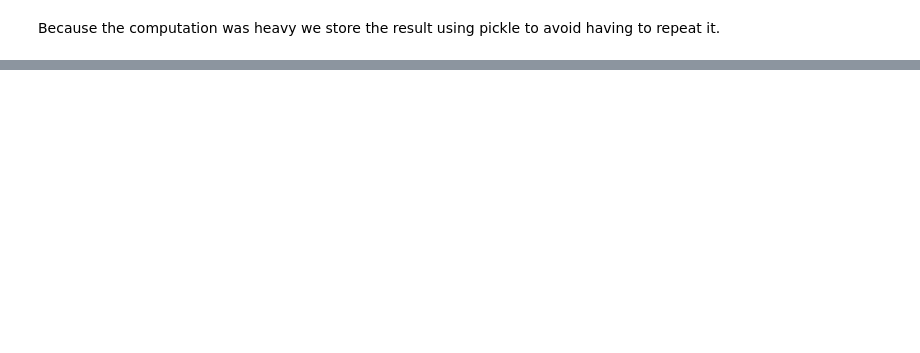
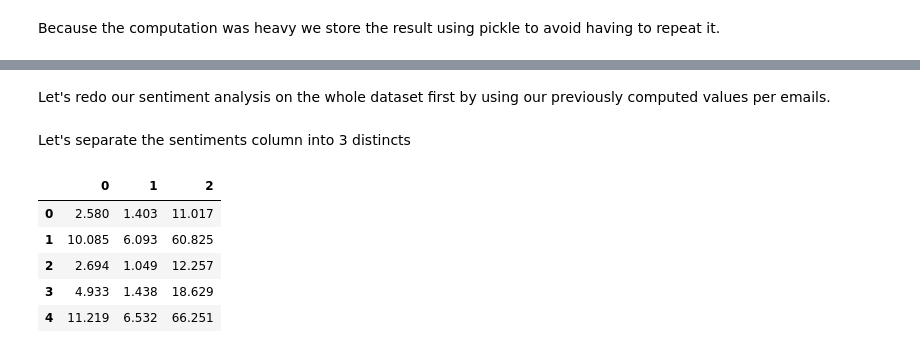
Before and after one commit to sylb/adaHomeworks, a Jupyter notebook: 05 - Taming Text/2016-12-10_IB_Working_2.ipynb, the cells around one changed output, grey strips where cells are left out. Cells and saved outputs as stored; diff of their text form; code cells hidden in the pictures; blank space fills up the shorter version.

```diff
--- a/05 - Taming Text/2016-12-10_IB_Working_2.ipynb
+++ b/05 - Taming Text/2016-12-10_IB_Working_2.ipynb
@@ -178,0 +179,3 @@ pickle.dump( df_Emails, open( "df_Emails.p", "wb" ) )
+# %%
+# load the dataframe
+df_Emails = pickle.load( open( "df_Emails.p", "rb" ) )
@@ -178,0 +190,2 @@ pickle.dump( df_Emails, open( "df_Emails.p", "wb" ) )
+# %% [markdown]
+Let's redo our sentiment analysis on the whole dataset first by using our previously computed values per emails.
@@ -178,0 +194,2 @@ pickle.dump( df_Emails, open( "df_Emails.p", "wb" ) )
+# %% [markdown]
+Let's separate the sentiments column into 3 distincts
@@ -178,0 +200,9 @@ pickle.dump( df_Emails, open( "df_Emails.p", "wb" ) )
+# %%
+y.head()
+# %% [output]
+|  | 0 | 1 | 2 |
+| 0 | 2.580 | 1.403 | 11.017 |
+| 1 | 10.085 | 6.093 | 60.825 |
+| 2 | 2.694 | 1.049 | 12.257 |
+| 3 | 4.933 | 1.438 | 18.629 |
+| 4 | 11.219 | 6.532 | 66.251 |
```
Also changed, not shown: parts of 26 cells of this notebook, 1 other file.
